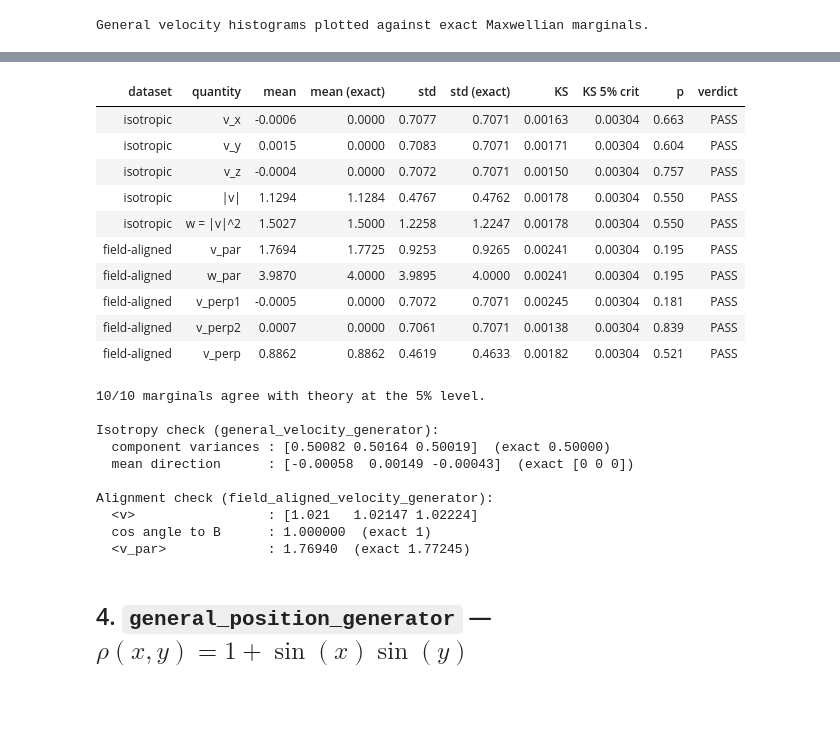
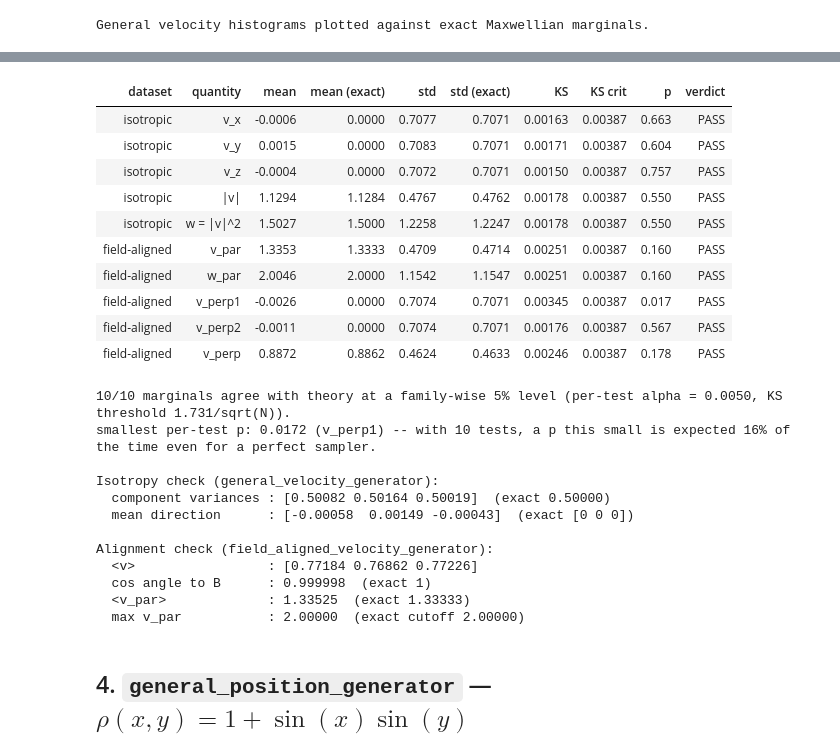
Before and after one commit to KehengZhu/bi-kappa-distribution-sampling, a Jupyter notebook: python/visualize_samples.ipynb, the cells around one changed output, grey strips where cells are left out. Saved outputs shown, nothing was run; the diff lists cells and outputs as text; code cells hidden in the pictures; blank space fills up the shorter version.

Commit message:
updated examples

```diff
--- a/python/visualize_samples.ipynb
+++ b/python/visualize_samples.ipynb
@@ -44,8 +47,8 @@ plt.rcParams['figure.constrained_layout.use'] = True
 THETA_ISO  = 1.0            # isotropic Maxwellian thermal speed (example 3)
 W_MAX_ISO  = 25.0           # truncation of w = |v|^2       (example 3)
 THETA_PERP = 1.0            # perpendicular thermal speed    (example 5)
-THETA_PAR  = 2.0            # parallel  thermal speed        (example 5)
-W_MAX_PAR  = 100.0          # truncation of w = v_par^2      (example 5)
+W_MAX_PAR  = 4.0            # upper edge of w = v_par^2      (example 5)
+V_PAR_MAX  = np.sqrt(W_MAX_PAR)   # = 2, the hard cutoff in parallel speed
 B_HAT      = np.array([1.0, 1.0, 1.0]) / np.sqrt(3.0)   # magnetic field direction
 
 print("Libraries imported successfully.")
@@ -352,18 +370,22 @@ checks = [
     ('isotropic', 'v_z',           df_general_velocity['vz'],     stats.norm(0.0, sigma_iso)),
     ('isotropic', '|v|',           df_general_velocity['speed'],  stats.maxwell(scale=sigma_iso)),
     ('isotropic', 'w = |v|^2',     df_general_velocity['w'],      stats.gamma(1.5, scale=THETA_ISO**2)),
-    ('field-aligned', 'v_par',     df_field_aligned['v_par'],     stats.rayleigh(scale=THETA_PAR / np.sqrt(2.0))),
-    ('field-aligned', 'w_par',     df_field_aligned['w_par'],     stats.expon(scale=THETA_PAR**2)),
+    ('field-aligned', 'v_par',     df_field_aligned['v_par'],     stats.powerlaw(2.0, scale=V_PAR_MAX)),
+    ('field-aligned', 'w_par',     df_field_aligned['w_par'],     stats.uniform(0.0, W_MAX_PAR)),
     ('field-aligned', 'v_perp1',   df_field_aligned['v_perp1'],   stats.norm(0.0, sigma_perp)),
     ('field-aligned', 'v_perp2',   df_field_aligned['v_perp2'],   stats.norm(0.0, sigma_perp)),
     ('field-aligned', 'v_perp',    df_field_aligned['v_perp'],    stats.rayleigh(scale=sigma_perp)),
 ]
 
+ALPHA = 0.05
+alpha_test = ALPHA / len(checks)                      # Bonferroni: family-wise 5%
+c_alpha = np.sqrt(-0.5 * np.log(alpha_test / 2.0))    # asymptotic two-sided KS constant
+
 rows = []
 for dataset, name, data, dist in checks:
     data = np.asarray(data)
     ks = stats.kstest(data, dist.cdf)
-    crit = 1.36 / np.sqrt(data.size)
+    crit = c_alpha / np.sqrt(data.size)
     rows.append({
         'dataset': dataset,
         'quantity': name,
@@ -372,58 +394,68 @@ for dataset, name, data, dist in checks:
         'std': data.std(ddof=1),
         'std (exact)': dist.std(),
         'KS': ks.statistic,
-        'KS 5% crit': crit,
+        'KS crit': crit,
         'p': ks.pvalue,
         'verdict': 'PASS' if ks.statistic < crit else 'FAIL',
     })
 
 summary = pd.DataFrame(rows)
 display(summary.style.format({
     'mean': '{:.4f}', 'mean (exact)': '{:.4f}',
     'std': '{:.4f}', 'std (exact)': '{:.4f}',
-    'KS': '{:.5f}', 'KS 5% crit': '{:.5f}', 'p': '{:.3f}',
+    'KS': '{:.5f}', 'KS crit': '{:.5f}', 'p': '{:.3f}',
 }).hide(axis='index'))
 
 n_fail = int((summary['verdict'] == 'FAIL').sum())
-print(f"\n{len(summary) - n_fail}/{len(summary)} marginals agree with theory at the 5% level.")
+print(f"\n{len(summary) - n_fail}/{len(summary)} marginals agree with theory "
+      f"at a family-wise {ALPHA:.0%} level (per-test alpha = {alpha_test:.4f}, "
+      f"KS threshold {c_alpha:.3f}/sqrt(N)).")
+print(f"smallest per-test p: {summary['p'].min():.4f} "
+      f"({summary.loc[summary['p'].idxmin(), 'quantity']}) -- with {len(summary)} tests, "
+      f"a p this small is expected {1 - (1 - summary['p'].min())**len(summary):.0%} of the "
+      f"time even for a perfect sampler.")
 
 # Isotropy of the general_velocity_generator: the three component variances and the
 # mean direction should be indistinguishable.
 V_iso = df_general_velocity[['vx', 'vy', 'vz']].to_numpy()
 print("\nIsotropy check (general_velocity_generator):")
 print(f"  component variances : {np.round(V_iso.var(axis=0), 5)}  (exact {THETA_ISO**2 / 2:.5f})")
 print(f"  mean direction      : {np.round(V_iso.mean(axis=0), 5)}  (exact [0 0 0])")
 
 # Alignment check: the mean field-aligned velocity must point along B.
 mean_fa = df_field_aligned[['vx', 'vy', 'vz']].to_numpy().mean(axis=0)
 cos_align = mean_fa @ B_HAT / np.linalg.norm(mean_fa)
 print("\nAlignment check (field_aligned_velocity_generator):")
 print(f"  <v>                 : {np.round(mean_fa, 5)}")
 print(f"  cos angle to B      : {cos_align:.6f}  (exact 1)")
 print(f"  <v_par>             : {df_field_aligned['v_par'].mean():.5f}  "
-      f"(exact {THETA_PAR * np.sqrt(np.pi) / 2:.5f})")
+      f"(exact {2.0 * V_PAR_MAX / 3.0:.5f})")
+print(f"  max v_par           : {df_field_aligned['v_par'].max():.5f}  "
+      f"(exact cutoff {V_PAR_MAX:.5f})")
 # %% [output]
-| dataset | quantity | mean | mean (exact) | std | std (exact) | KS | KS 5% crit | p | verdict |
-| isotropic | v_x | -0.0006 | 0.0000 | 0.7077 | 0.7071 | 0.00163 | 0.00304 | 0.663 | PASS |
-| isotropic | v_y | 0.0015 | 0.0000 | 0.7083 | 0.7071 | 0.00171 | 0.00304 | 0.604 | PASS |
-| isotropic | v_z | -0.0004 | 0.0000 | 0.7072 | 0.7071 | 0.00150 | 0.00304 | 0.757 | PASS |
-| isotropic | |v| | 1.1294 | 1.1284 | 0.4767 | 0.4762 | 0.00178 | 0.00304 | 0.550 | PASS |
-| isotropic | w = |v|^2 | 1.5027 | 1.5000 | 1.2258 | 1.2247 | 0.00178 | 0.00304 | 0.550 | PASS |
-| field-aligned | v_par | 1.7694 | 1.7725 | 0.9253 | 0.9265 | 0.00241 | 0.00304 | 0.195 | PASS |
-| field-aligned | w_par | 3.9870 | 4.0000 | 3.9895 | 4.0000 | 0.00241 | 0.00304 | 0.195 | PASS |
-| field-aligned | v_perp1 | -0.0005 | 0.0000 | 0.7072 | 0.7071 | 0.00245 | 0.00304 | 0.181 | PASS |
-| field-aligned | v_perp2 | 0.0007 | 0.0000 | 0.7061 | 0.7071 | 0.00138 | 0.00304 | 0.839 | PASS |
-| field-aligned | v_perp | 0.8862 | 0.8862 | 0.4619 | 0.4633 | 0.00182 | 0.00304 | 0.521 | PASS |
+| dataset | quantity | mean | mean (exact) | std | std (exact) | KS | KS crit | p | verdict |
+| isotropic | v_x | -0.0006 | 0.0000 | 0.7077 | 0.7071 | 0.00163 | 0.00387 | 0.663 | PASS |
+| isotropic | v_y | 0.0015 | 0.0000 | 0.7083 | 0.7071 | 0.00171 | 0.00387 | 0.604 | PASS |
+| isotropic | v_z | -0.0004 | 0.0000 | 0.7072 | 0.7071 | 0.00150 | 0.00387 | 0.757 | PASS |
+| isotropic | |v| | 1.1294 | 1.1284 | 0.4767 | 0.4762 | 0.00178 | 0.00387 | 0.550 | PASS |
+| isotropic | w = |v|^2 | 1.5027 | 1.5000 | 1.2258 | 1.2247 | 0.00178 | 0.00387 | 0.550 | PASS |
+| field-aligned | v_par | 1.3353 | 1.3333 | 0.4709 | 0.4714 | 0.00251 | 0.00387 | 0.160 | PASS |
+| field-aligned | w_par | 2.0046 | 2.0000 | 1.1542 | 1.1547 | 0.00251 | 0.00387 | 0.160 | PASS |
+| field-aligned | v_perp1 | -0.0026 | 0.0000 | 0.7074 | 0.7071 | 0.00345 | 0.00387 | 0.017 | PASS |
+| field-aligned | v_perp2 | -0.0011 | 0.0000 | 0.7074 | 0.7071 | 0.00176 | 0.00387 | 0.567 | PASS |
+| field-aligned | v_perp | 0.8872 | 0.8862 | 0.4624 | 0.4633 | 0.00246 | 0.00387 | 0.178 | PASS |
-10/10 marginals agree with theory at the 5% level.
+10/10 marginals agree with theory at a family-wise 5% level (per-test alpha = 0.0050, KS threshold 1.731/sqrt(N)).
+smallest per-test p: 0.0172 (v_perp1) -- with 10 tests, a p this small is expected 16% of the time even for a perfect sampler.
 
 Isotropy check (general_velocity_generator):
   component variances : [0.50082 0.50164 0.50019]  (exact 0.50000)
   mean direction      : [-0.00058  0.00149 -0.00043]  (exact [0 0 0])
 
 Alignment check (field_aligned_velocity_generator):
-  <v>                 : [1.021   1.02147 1.02224]
-  cos angle to B      : 1.000000  (exact 1)
-  <v_par>             : 1.76940  (exact 1.77245)
+  <v>                 : [0.77184 0.76862 0.77226]
+  cos angle to B      : 0.999998  (exact 1)
+  <v_par>             : 1.33525  (exact 1.33333)
+  max v_par           : 2.00000  (exact cutoff 2.00000)
 # %% [markdown]
 ## 4. `general_position_generator` — $\rho(x,y) = 1 + \sin(x)\sin(y)$
 # %%
```
Also changed, not shown: parts of 6 cells of this notebook, 5 other files.
